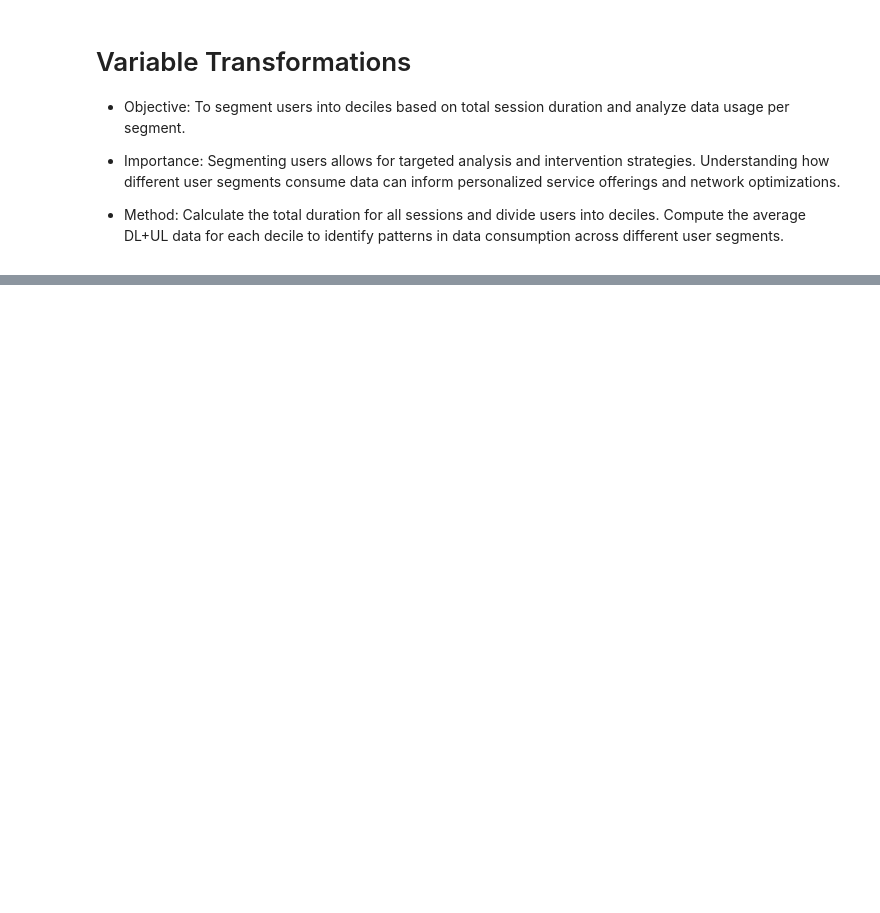
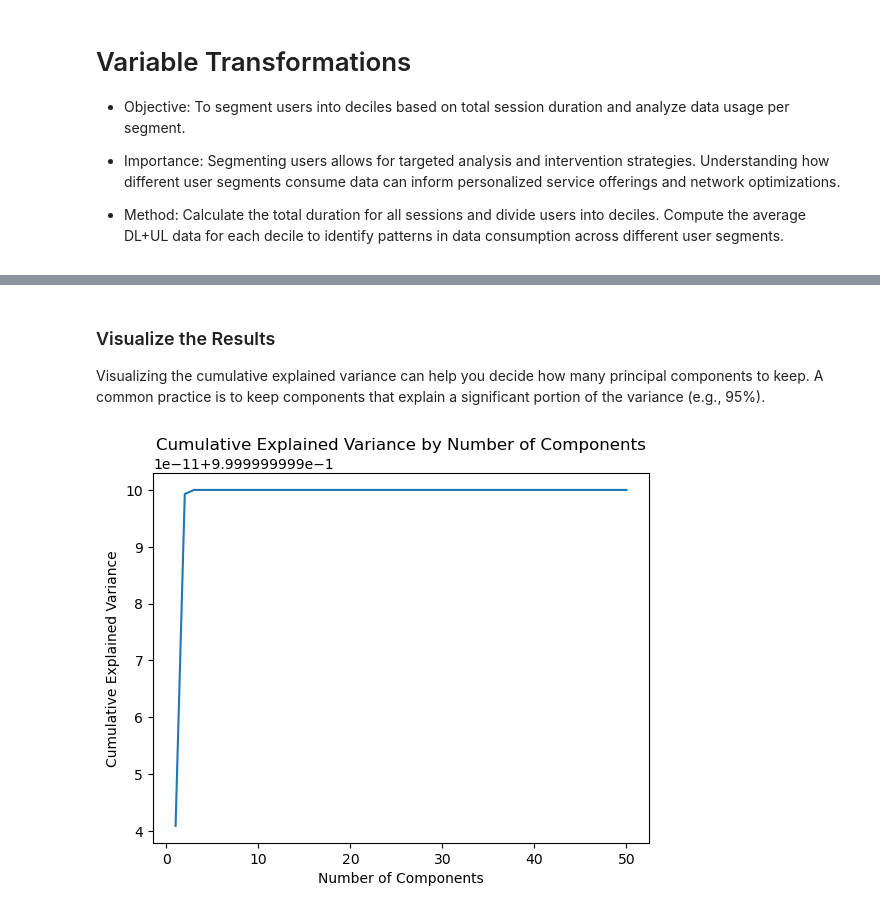
Before and after one commit to der-bew/TellCo_10ac_week2, a Jupyter notebook: notebooks/User_Overview_analysis.ipynb, the cells around one changed output, grey strips where cells are left out. Saved outputs shown, nothing was run; the diff lists cells and outputs as text; code cells hidden in the pictures; blank space fills up the shorter version.

```diff
--- a/notebooks/User_Overview_analysis.ipynb
+++ b/notebooks/User_Overview_analysis.ipynb
@@ -292,0 +346,2 @@ grouped
+# %%
+tell_df['Decile'] = pd.qcut(tell_df['Dur. (ms)'], q=10, labels=False, duplicates='drop') + 1
@@ -297,3 +372,7 @@ grouped
 - Importance: Reducing dimensions can make complex datasets more manageable and can reveal underlying patterns and structures that might be obscured in high-dimensional space.
 
 - Method: Perform Principal Component Analysis (PCA) to transform the original variables into a new set of uncorrelated variables (principal components). Interpret the results by examining the variance explained by each principal component and the loadings of the original variables on these components.
+# %%
+df_numeric = tell_df.select_dtypes(include=['float64'])
+df_date = tell_df.select_dtypes(include=['datetime64[ns]'])
+df_categorical = tell_df.select_dtypes(include=['category'])
@@ -299,0 +385,14 @@ grouped
+# %%
+# Initialize PCA
+pca = PCA()
+
+# Fit PCA to your data and transform it
+transformed_data = pca.fit_transform(df_numeric)
+
+# Get the number of components
+num_components = pca.n_components_
+
+# Get the explained variance ratio
+explained_variance_ratio = pca.explained_variance_ratio_
+
+print("Explained Variance Ratio:", explained_variance_ratio)
@@ -299,0 +424,3 @@ grouped
+# %%
+cumulative_explained_variance = np.cumsum(explained_variance_ratio)
+print("Cumulative Explained Variance:", cumulative_explained_variance)
@@ -299,0 +454,11 @@ grouped
+# %% [markdown]
+### Visualize the Results
+Visualizing the cumulative explained variance can help you decide how many principal components to keep. A common practice is to keep components that explain a significant portion of the variance (e.g., 95%).
+# %%
+plt.plot(range(1, num_components + 1), cumulative_explained_variance)
+plt.xlabel('Number of Components')
+plt.ylabel('Cumulative Explained Variance')
+plt.title('Cumulative Explained Variance by Number of Components')
+plt.show()
+# %% [output]
+[figure, added]
```
Also changed, not shown: parts of 19 cells of this notebook.
